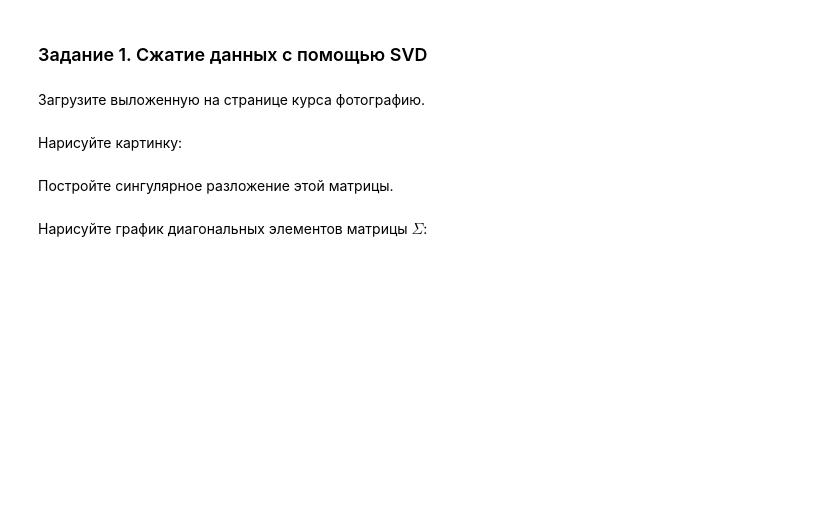
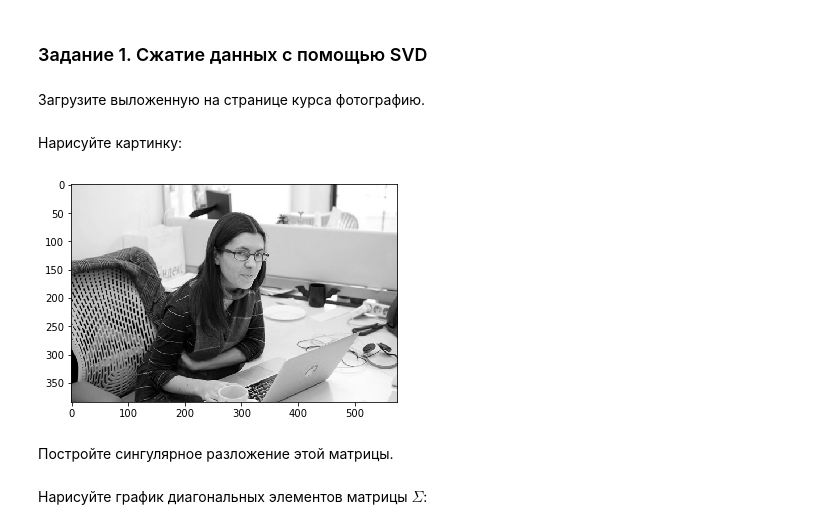
Before and after one commit to Mikhail-off/LinalgLab3, a Jupyter notebook: HSE lab (SVD).ipynb, the cells around one changed output. Saved outputs shown, nothing was run; the diff lists cells and outputs as text; code cells hidden in the pictures; blank space fills up the shorter version.

```diff
--- a/HSE lab (SVD).ipynb
+++ b/HSE lab (SVD).ipynb
@@ -102,16 +102,20 @@ $$A_{r} = \sigma_{11}u_1v_1^T + \sigma_{22}u_2v_2^T + \ldots + \sigma_{rr}u_rv_r
 Загрузите выложенную на странице курса фотографию.
 # %%
 from PIL import Image
+import scipy as sp
+import numpy as np
 from scipy import misc
 
-img = sp.misc.imread(r'...\Sonya_small.jpg', mode='L') # это матрица из интенсивностей серого цвета; её уже можно подвергать SVD
+img = sp.misc.imread(r'Sonya_small.jpg', mode='L') # это матрица из интенсивностей серого цвета; её уже можно подвергать SVD
 # %% [markdown]
 Нарисуйте картинку:
 # %%
 import pylab as plt
 %matplotlib inline
 
-imgplot = plt.imshow(img)
+imgplot = plt.imshow(img, cmap='gray')
+# %% [output]
+[figure, added]
 # %% [markdown]
 Постройте сингулярное разложение этой матрицы.
 # %%
```
Also changed, not shown: parts of 14 cells of this notebook.
